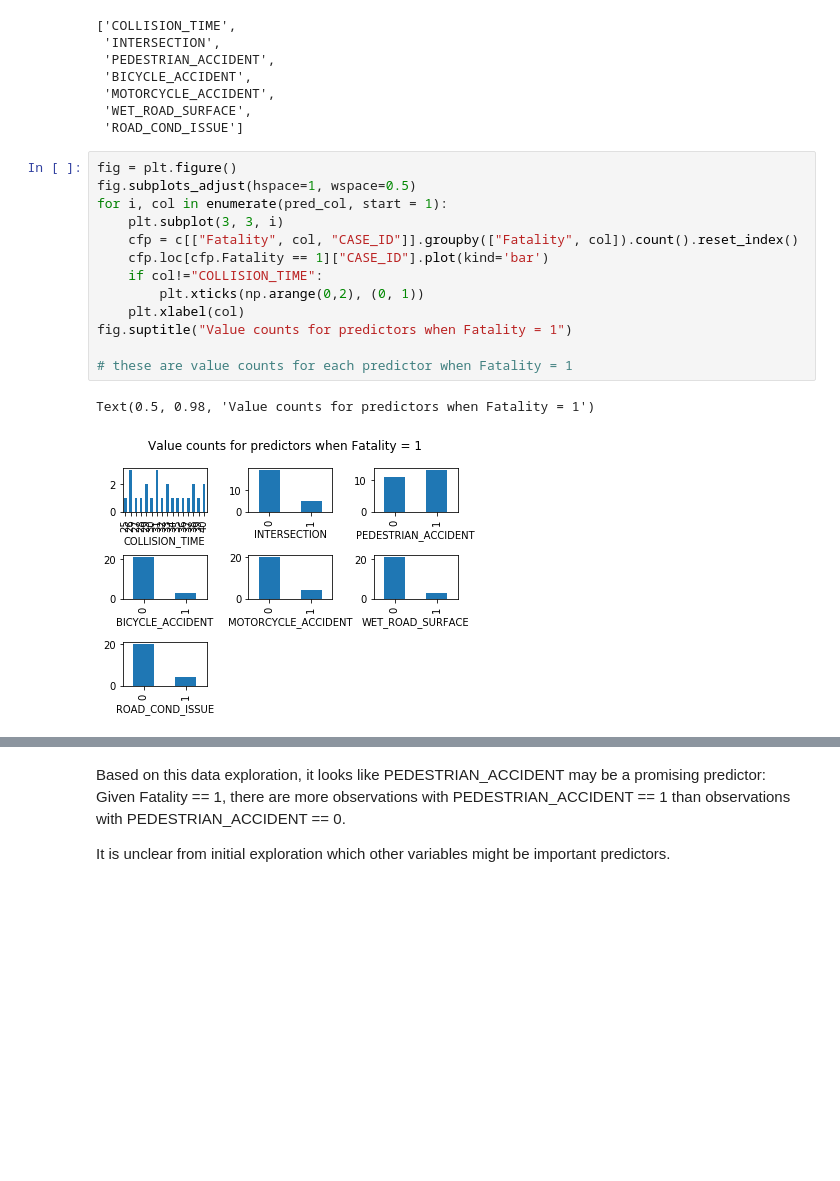
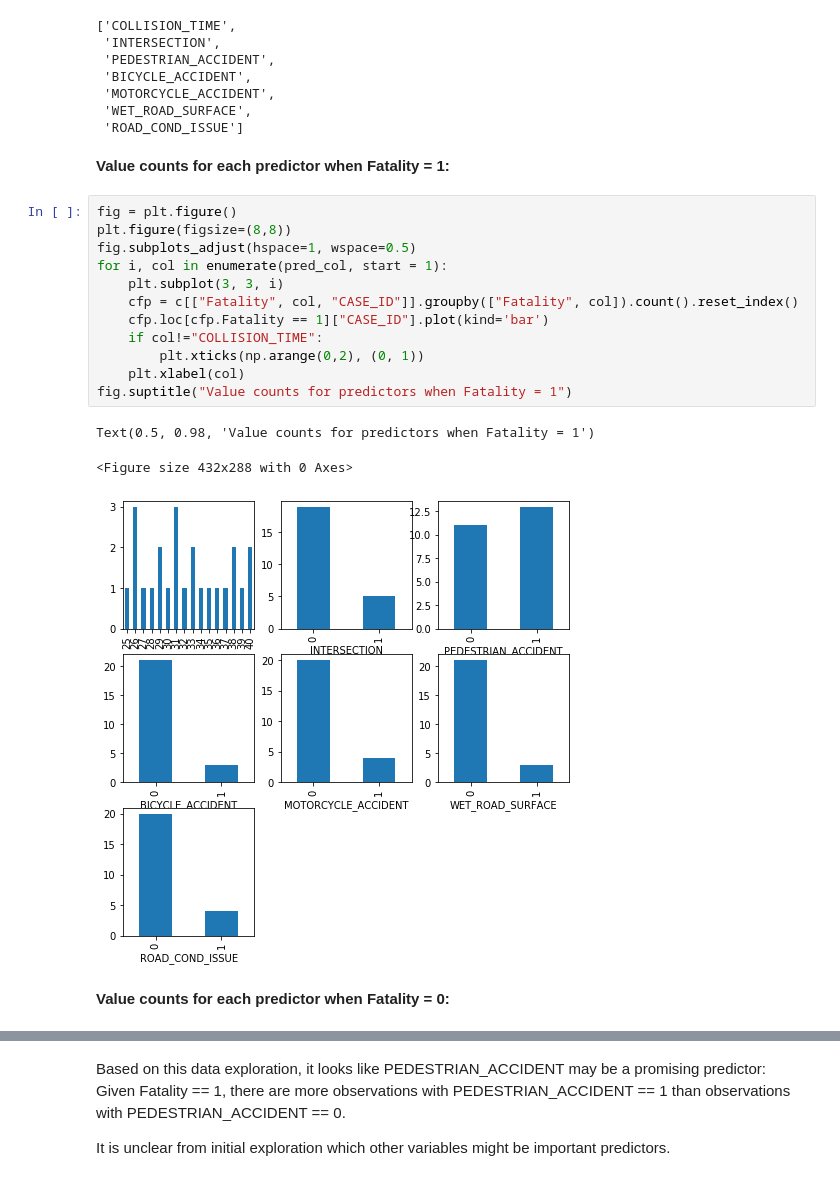
Before and after one commit to bingwang32/LinReg_Final_Proj, a Jupyter notebook: LinReg_FinalProj_Code.ipynb, the cells around one changed output, grey strips where cells are left out. Saved outputs shown, nothing was run; the diff lists cells and outputs as text; blank space fills up the shorter version.

```diff
--- a/LinReg_FinalProj_Code.ipynb
+++ b/LinReg_FinalProj_Code.ipynb
@@ -143,21 +128,25 @@ pred_col
  'MOTORCYCLE_ACCIDENT',
  'WET_ROAD_SURFACE',
  'ROAD_COND_ISSUE']
+# %% [markdown]
+**Value counts for each predictor when Fatality = 1:**
 # %%
 fig = plt.figure()
+plt.figure(figsize=(8,8))
 fig.subplots_adjust(hspace=1, wspace=0.5)
 for i, col in enumerate(pred_col, start = 1):
     plt.subplot(3, 3, i)
     cfp = c[["Fatality", col, "CASE_ID"]].groupby(["Fatality", col]).count().reset_index()
     cfp.loc[cfp.Fatality == 1]["CASE_ID"].plot(kind='bar')
     if col!="COLLISION_TIME":
         plt.xticks(np.arange(0,2), (0, 1))
     plt.xlabel(col)
 fig.suptitle("Value counts for predictors when Fatality = 1")
-
-# these are value counts for each predictor when Fatality = 1
 # %% [output]
 Text(0.5, 0.98, 'Value counts for predictors when Fatality = 1')
+<Figure size 432x288 with 0 Axes>
-[figure, old version]
+[figure, new version]
+# %% [markdown]
+**Value counts for each predictor when Fatality = 0:**
 # %%
 fig = plt.figure()
```
Also changed, not shown: parts of 27 cells of this notebook.
